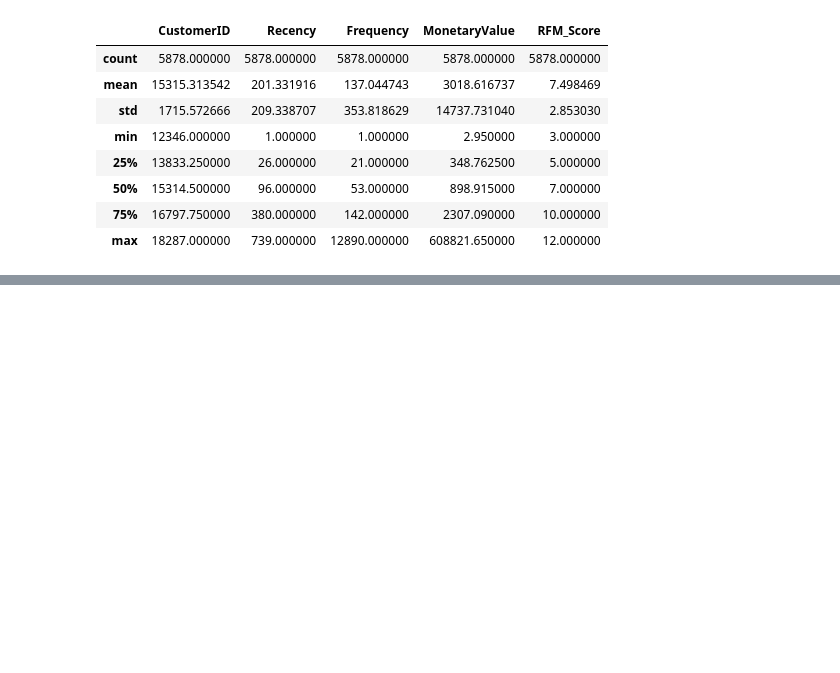
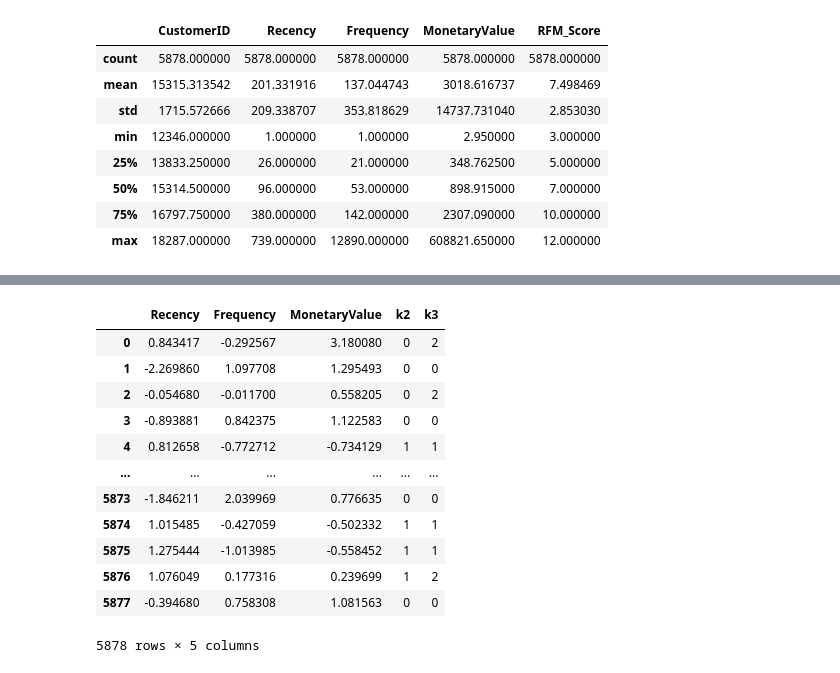
Before and after one commit to antobzzll/antobzzll.github.io, a Jupyter notebook: posts/online-retail-customer-segmentation/index.ipynb, the cells around one changed output, grey strips where cells are left out. Drawn from its saved outputs; the diff is of its cells as text; code cells hidden in the pictures; blank space fills up the shorter version.

```diff
--- a/posts/online-retail-customer-segmentation/index.ipynb
+++ b/posts/online-retail-customer-segmentation/index.ipynb
@@ -279,0 +309,7 @@ sns.displot(pd.DataFrame(datamart_normalized))
+# %%
+kmeans = KMeans(n_clusters=3, random_state=1, n_init=10)
+kmeans.fit(datamart_normalized)
+labels_k3 = kmeans.labels_
+
+datamart_rfm_k = datamart_rfm.assign(Cluster = labels_k3)
+datamart_rfm_k.groupby('Cluster').mean().round(2)
@@ -279,0 +322,21 @@ sns.displot(pd.DataFrame(datamart_normalized))
+# %%
+datamart_normalized_df = datamart_normalized_df.assign(
+    k2 = labels_k2,
+    k3 = labels_k3
+)
+# %%
+datamart_normalized_df
+# %% [output]
+|  | Recency | Frequency | MonetaryValue | k2 | k3 |
+| 0 | 0.843417 | -0.292567 | 3.180080 | 0 | 2 |
+| 1 | -2.269860 | 1.097708 | 1.295493 | 0 | 0 |
+| 2 | -0.054680 | -0.011700 | 0.558205 | 0 | 2 |
+| 3 | -0.893881 | 0.842375 | 1.122583 | 0 | 0 |
+| 4 | 0.812658 | -0.772712 | -0.734129 | 1 | 1 |
+| ... | ... | ... | ... | ... | ... |
+| 5873 | -1.846211 | 2.039969 | 0.776635 | 0 | 0 |
+| 5874 | 1.015485 | -0.427059 | -0.502332 | 1 | 1 |
+| 5875 | 1.275444 | -1.013985 | -0.558452 | 1 | 1 |
+| 5876 | 1.076049 | 0.177316 | 0.239699 | 1 | 2 |
+| 5877 | -0.394680 | 0.758308 | 1.081563 | 0 | 0 |
+5878 rows × 5 columns
```
Also changed, not shown: parts of 5 cells of this notebook, 1 other file.
